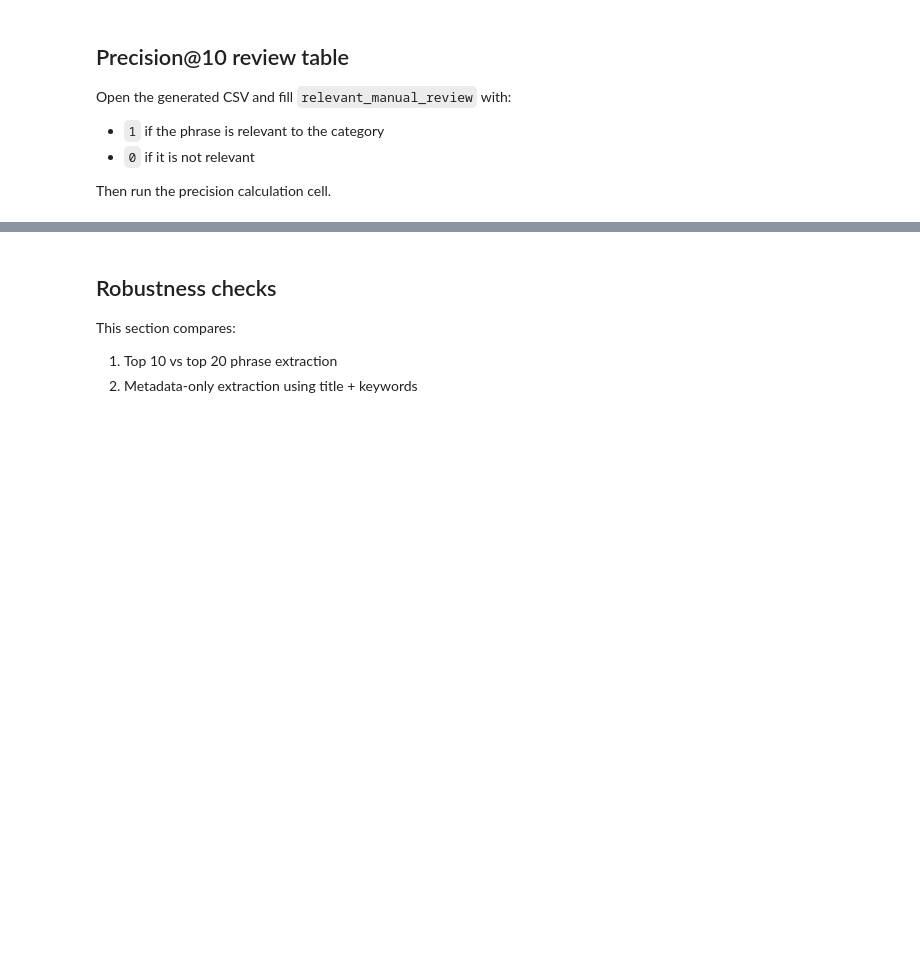
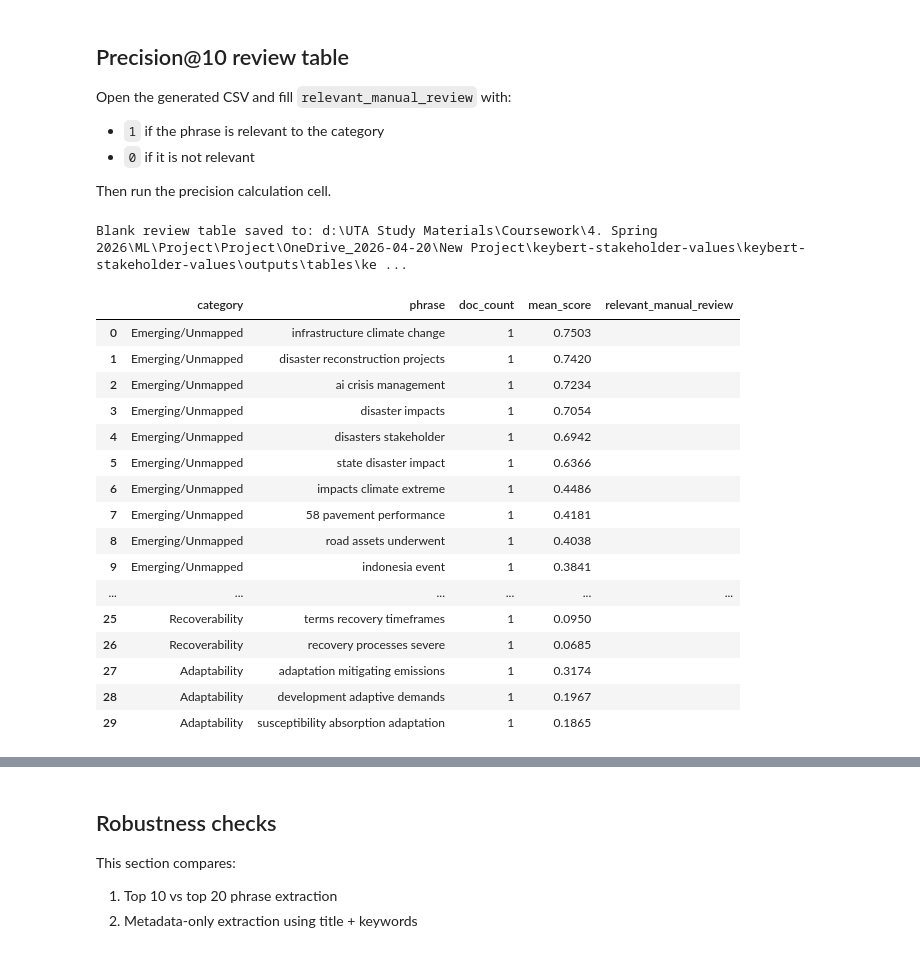
Before and after one commit to Shah8469/keybert-stakeholder-values, a Jupyter notebook: Notebooks/submission_guided_keybert_stakeholder_values.ipynb, the cells around one changed output, grey strips where cells are left out. Cells and saved outputs as stored; diff of their text form; code cells hidden in the pictures; blank space fills up the shorter version.

```diff
--- a/Notebooks/submission_guided_keybert_stakeholder_values.ipynb
+++ b/Notebooks/submission_guided_keybert_stakeholder_values.ipynb
@@ -21,14 +21,38 @@ import matplotlib.pyplot as plt
 plt.rcParams["figure.figsize"] = (9, 5)
 
 CURRENT = Path.cwd()
-PROJECT_ROOT = CURRENT.parent if CURRENT.name.lower() == "notebooks" else CURRENT
 
-DATA_PATH = PROJECT_ROOT / "data" / "raw" / "papers_metadata.csv"
-OUTPUT_TABLES = PROJECT_ROOT / "outputs" / "tables"
-OUTPUT_FIGURES = PROJECT_ROOT / "outputs" / "figures"
+if CURRENT.name.lower() == "notebooks":
+    PROJECT_ROOT = CURRENT.parent
+else:
+    PROJECT_ROOT = CURRENT
+
+# Flexible folder names for Windows/GitHub compatibility
+data_folder = PROJECT_ROOT / "data"
+if not data_folder.exists():
+    data_folder = PROJECT_ROOT / "Data"
+
+outputs_folder = PROJECT_ROOT / "outputs"
+if not outputs_folder.exists():
+    outputs_folder = PROJECT_ROOT / "Outputs"
+
+DATA_PATH = data_folder / "raw" / "papers_metadata.csv"
+if not DATA_PATH.exists():
+    DATA_PATH = data_folder / "Raw" / "papers_metadata.csv"
+
+OUTPUT_TABLES = outputs_folder / "tables"
+if not OUTPUT_TABLES.exists():
+    OUTPUT_TABLES = outputs_folder / "Tables"
+
+OUTPUT_FIGURES = outputs_folder / "figures"
+if not OUTPUT_FIGURES.exists():
+    OUTPUT_FIGURES = outputs_folder / "Figures"
 
 OUTPUT_TABLES.mkdir(parents=True, exist_ok=True)
 OUTPUT_FIGURES.mkdir(parents=True, exist_ok=True)
 
+print("Project root:", PROJECT_ROOT)
 print("Data path:", DATA_PATH)
 print("CSV exists:", DATA_PATH.exists())
+print("Output tables:", OUTPUT_TABLES)
+print("Output figures:", OUTPUT_FIGURES)
@@ -243,25 +374,48 @@ Then run the precision calculation cell.
 # %%
 K = 10
 
 review_rows = []
 
 for category in category_summary["category"]:
     cat_phrases = mapped_df[mapped_df["category"] == category].copy()
     cat_phrases = cat_phrases.sort_values(
         ["doc_count", "mean_score", "total_score"],
         ascending=False
     ).drop_duplicates(subset=["phrase"]).head(K)
 
     for _, row in cat_phrases.iterrows():
         review_rows.append({
             "category": category,
             "phrase": row["phrase"],
             "doc_count": row["doc_count"],
             "mean_score": row["mean_score"],
             "relevant_manual_review": ""
         })
 
 review_df = pd.DataFrame(review_rows)
-review_df.to_csv(OUTPUT_TABLES / "keyphrase_review_table_top10.csv", index=False)
+
+blank_review_path = OUTPUT_TABLES / "keyphrase_review_table_blank.csv"
+review_df.to_csv(blank_review_path, index=False)
+
+print("Blank review table saved to:", blank_review_path)
 review_df.head(30)
+# %% [output]
+Blank review table saved to: d:\UTA Study Materials\Coursework\4. Spring 2026\ML\Project\Project\OneDrive_2026-04-20\New Project\keybert-stakeholder-values\keybert-stakeholder-values\outputs\tables\ke ...
+|  | category | phrase | doc_count | mean_score | relevant_manual_review |
+| 0 | Emerging/Unmapped | infrastructure climate change | 1 | 0.7503 |  |
+| 1 | Emerging/Unmapped | disaster reconstruction projects | 1 | 0.7420 |  |
+| 2 | Emerging/Unmapped | ai crisis management | 1 | 0.7234 |  |
+| 3 | Emerging/Unmapped | disaster impacts | 1 | 0.7054 |  |
+| 4 | Emerging/Unmapped | disasters stakeholder | 1 | 0.6942 |  |
+| 5 | Emerging/Unmapped | state disaster impact | 1 | 0.6366 |  |
+| 6 | Emerging/Unmapped | impacts climate extreme | 1 | 0.4486 |  |
+| 7 | Emerging/Unmapped | 58 pavement performance | 1 | 0.4181 |  |
+| 8 | Emerging/Unmapped | road assets underwent | 1 | 0.4038 |  |
+| 9 | Emerging/Unmapped | indonesia event | 1 | 0.3841 |  |
+| ... | ... | ... | ... | ... | ... |
+| 25 | Recoverability | terms recovery timeframes | 1 | 0.0950 |  |
+| 26 | Recoverability | recovery processes severe | 1 | 0.0685 |  |
+| 27 | Adaptability | adaptation mitigating emissions | 1 | 0.3174 |  |
+| 28 | Adaptability | development adaptive demands | 1 | 0.1967 |  |
+| 29 | Adaptability | susceptibility absorption adaptation | 1 | 0.1865 |  |
 # %%
```
Also changed, not shown: parts of 15 cells of this notebook.
